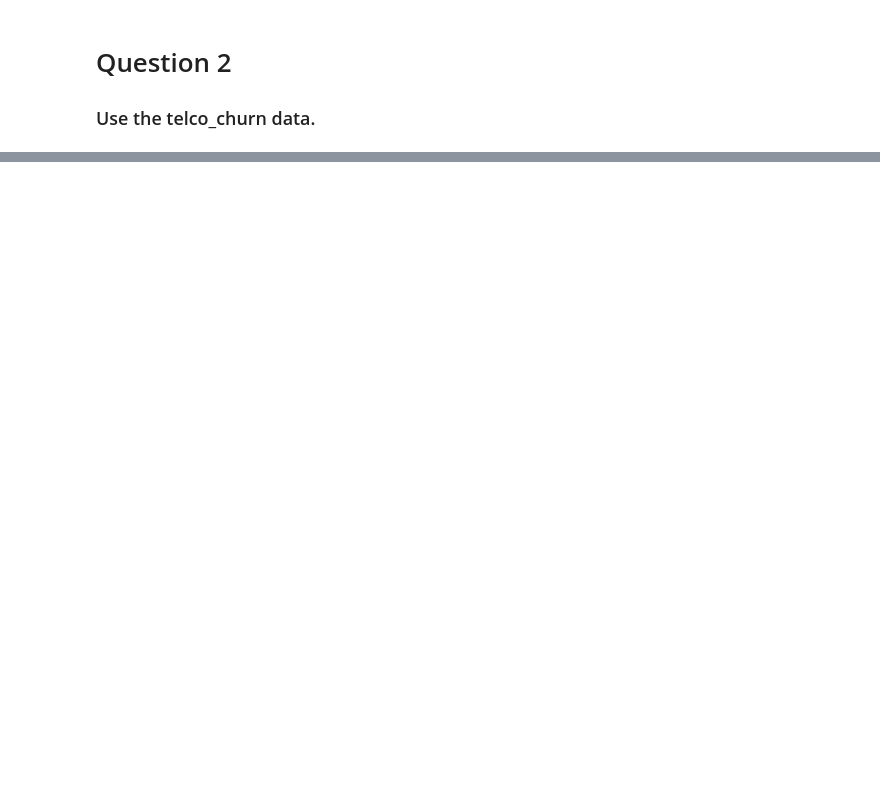
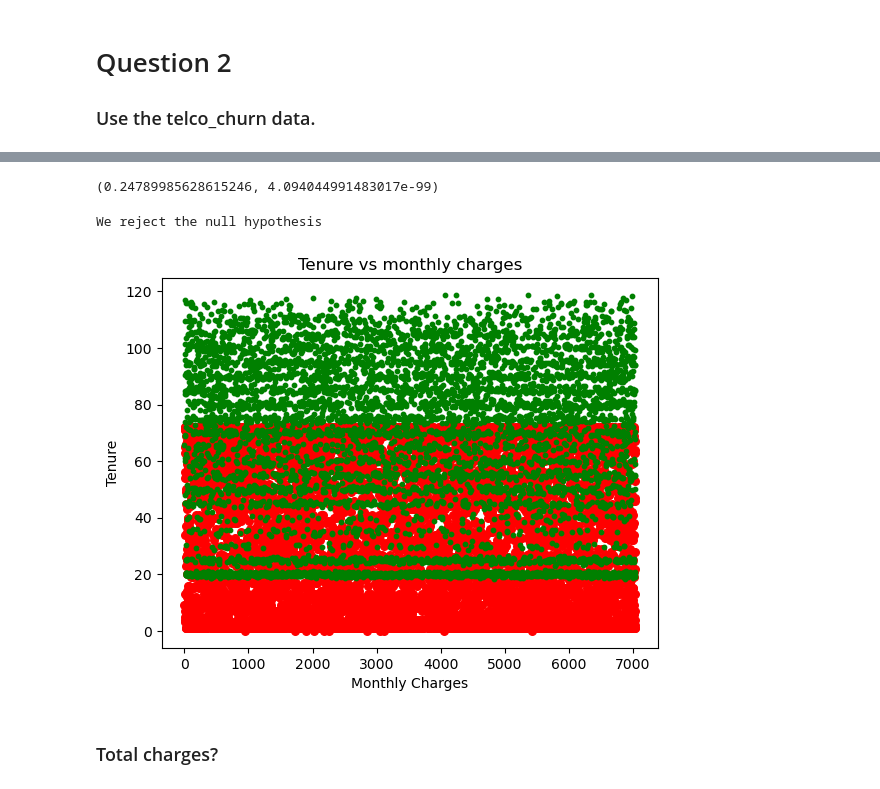
Before and after one commit to Ramiro-Lopez/stats-lessons, a Jupyter notebook: hypothesis_testing.ipynb, the cells around one changed output, grey strips where cells are left out. Saved outputs shown, nothing was run; the diff lists cells and outputs as text; code cells hidden in the pictures; blank space fills up the shorter version.

```diff
--- a/hypothesis_testing.ipynb
+++ b/hypothesis_testing.ipynb
@@ -137,0 +139,7 @@ ValueError: 'telco' is not one of the example datasets.
+# %%
+from env import user, host, password, host
+def get_db_url(user, password, host, db):
+    url = f'mysql+pymysql://{user}:{password}@{host}/{db}'
+    return(url)
+# %%
+telco_churn = get_db_url(env.user, env.password, env.host, 'telco_churn')
@@ -137,0 +148,5 @@ ValueError: 'telco' is not one of the example datasets.
+# %%
+query1 = 'select tenure, monthly_charges from customers'
+df = pd.read_sql(query1, telco_churn)
+x1 = df.tenure
+y1 = df.monthly_charges
@@ -137,0 +172,22 @@ ValueError: 'telco' is not one of the example datasets.
+# %%
+alpha = 0.05
+corr, p = stats.pearsonr(x1, y1)
+corr, p
+# %% [output]
+(0.24789985628615246, 4.094044991483017e-99)
+# %%
+if p < alpha:
+    print('We reject the null hypothesis')
+else:
+    print('We fail to reject the null hypothesis')
+# %% [output]
+We reject the null hypothesis
+# %%
+plt.scatter(range(len(x1)), x1, s=30, c='red')
+plt.scatter(range(len(y1)), y1, s=10, c='green')
+plt.title('Tenure vs monthly charges')
+plt.xlabel('Monthly Charges')
+plt.ylabel('Tenure')
+plt.show()
+# %% [output]
+[figure, added]
@@ -137,0 +199,2 @@ ValueError: 'telco' is not one of the example datasets.
+# %% [markdown]
+### Total charges?
```
Also changed, not shown: parts of 47 cells of this notebook.
